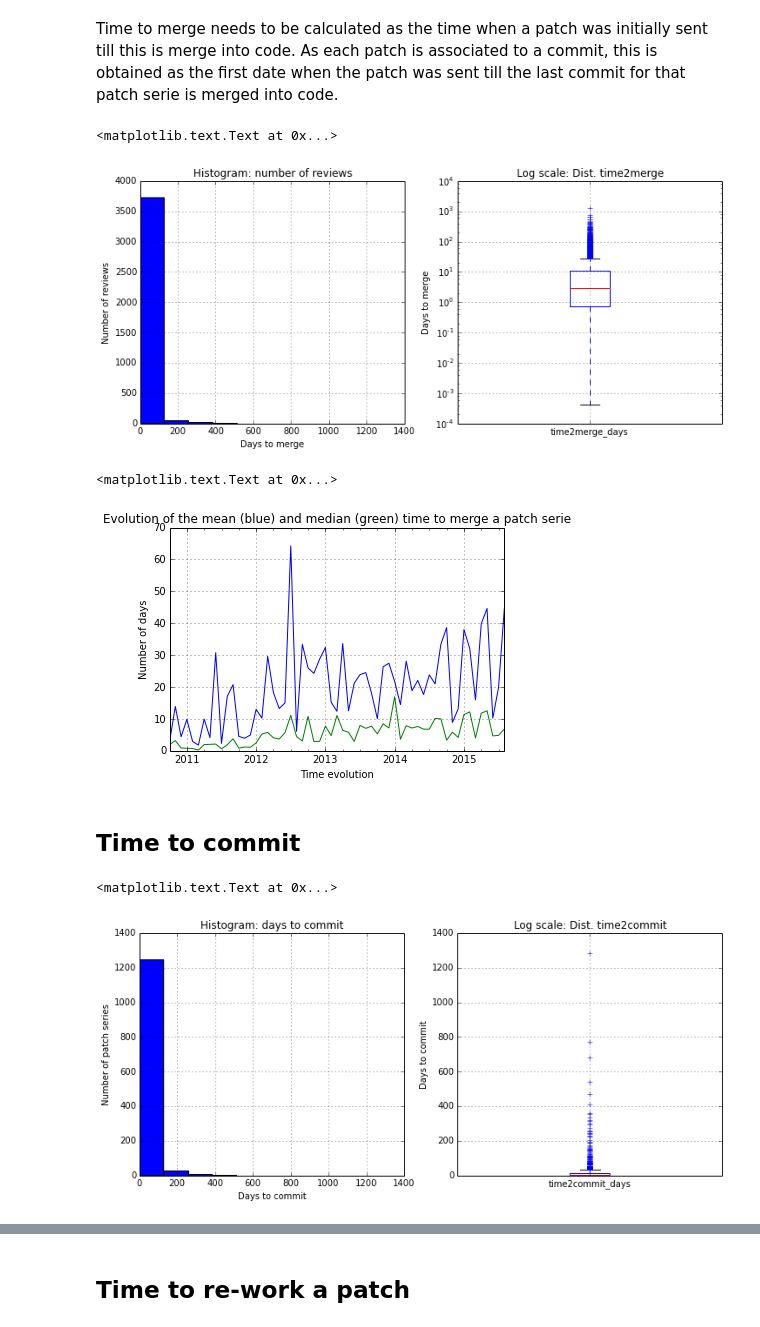
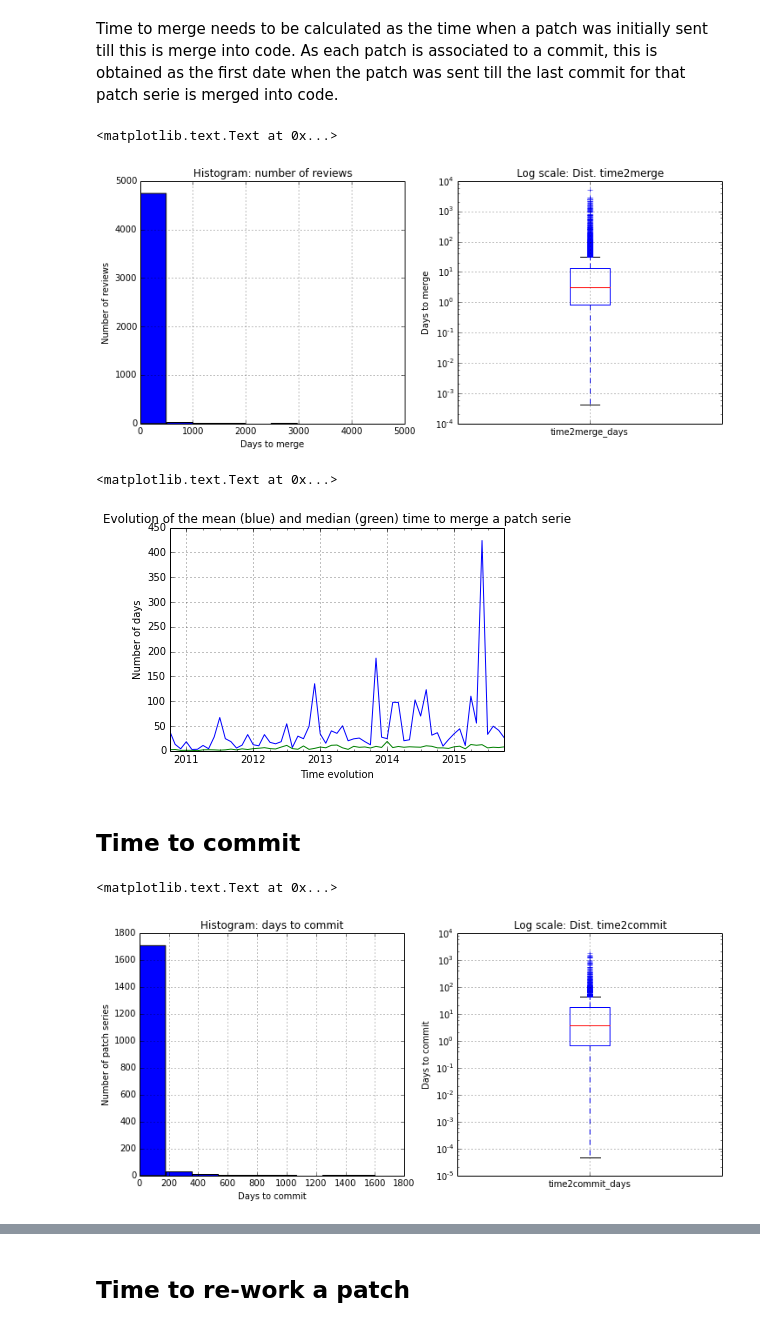
Before and after one commit to dicortazar/ipython-notebooks, a Jupyter notebook: projects/xen-analysis/Code-Review-Metrics.ipynb, the cells around one changed output, grey strips where cells are left out. Cells and saved outputs as stored; diff of their text form; code cells hidden in the pictures.

```diff
--- a/projects/xen-analysis/Code-Review-Metrics.ipynb
+++ b/projects/xen-analysis/Code-Review-Metrics.ipynb
@@ -79,7 +79,7 @@ def connect():
    user = "root"
    password = ""
    host = "localhost"
-   db = "xen_reports_patchsets"
+   db = "xen_reports_patchsets3"
 
    try:
       db = MySQLdb.connect(user = user, passwd = password, db = db)
@@ -308,22 +309,22 @@ boxplot_chart.set_ylabel("Days to merge")
 boxplot_chart.set_title("Log scale: Dist. time2merge")
 # %% [output]
 <matplotlib.text.Text at 0x...>
-[figure, old version]
+[figure, new version]
 # %%
 mean_time2merge = time2merge_df.set_index("merge_time").resample('M', how={"time2merge_days":np.mean})
 median_time2merge = time2merge_df.set_index("merge_time").resample('M', how={"time2merge_days":np.median})
-dates = pd.date_range('2010-10', '2015-09', freq='M') # data starting in 2010-10 and ending in 2015-08
+dates = pd.date_range('2010-10', '2015-11', freq='M') # data starting in 2010-10 and ending in 2015-08
 time2mergeTS = Series(mean_time2merge["time2merge_days"], index=dates)
 time2merge_medianTS = Series(median_time2merge["time2merge_days"], index=dates)
 
 time2mergeTS_chart = time2mergeTS.plot()
 time2merge_medianTS.plot()
 time2mergeTS_chart.set_xlabel("Time evolution")
 time2mergeTS_chart.set_ylabel("Number of days")
 time2mergeTS_chart.set_title("Evolution of the mean (blue) and median (green) time to merge a patch serie")
 # %% [output]
 <matplotlib.text.Text at 0x...>
-[figure, old version]
+[figure, new version]
 # %% [markdown]
 ## Time to commit
 # %%
@@ -352,7 +353,7 @@ time2commit_df["time2commit_days"] = (time2commit_df["time2commit"]/3600)/24
 
 
 hist_chart = time2commit_df["time2commit_days"].plot(kind="hist", ax=axs[0])
-boxplot_chart = time2commit_df["time2commit_days"].plot(kind="box", ax=axs[1])
+boxplot_chart = time2commit_df["time2commit_days"].plot(kind="box", ax=axs[1], logy=True)
 
 #chart labels
 hist_chart.set_xlabel("Days to commit")
@@ -363,7 +364,7 @@ boxplot_chart.set_ylabel("Days to commit")
 boxplot_chart.set_title("Log scale: Dist. time2commit")
 # %% [output]
 <matplotlib.text.Text at 0x...>
-[figure, old version]
+[figure, new version]
 # %%
 mean_time2commit = time2commit_df.set_index("commit_time").resample('M', how={"time2commit_days":np.mean})
 median_time2commit = time2commit_df.set_index("commit_time").resample('M', how={"time2commit_days":np.median})
```
Also changed, not shown: parts of 38 cells of this notebook.
